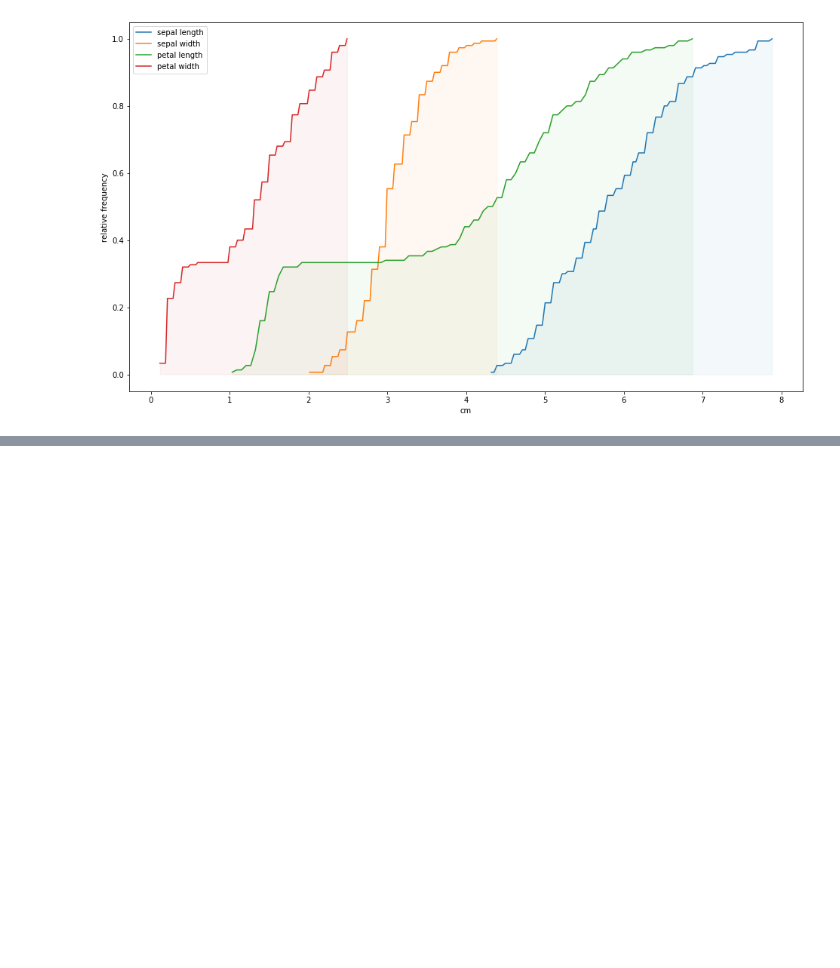
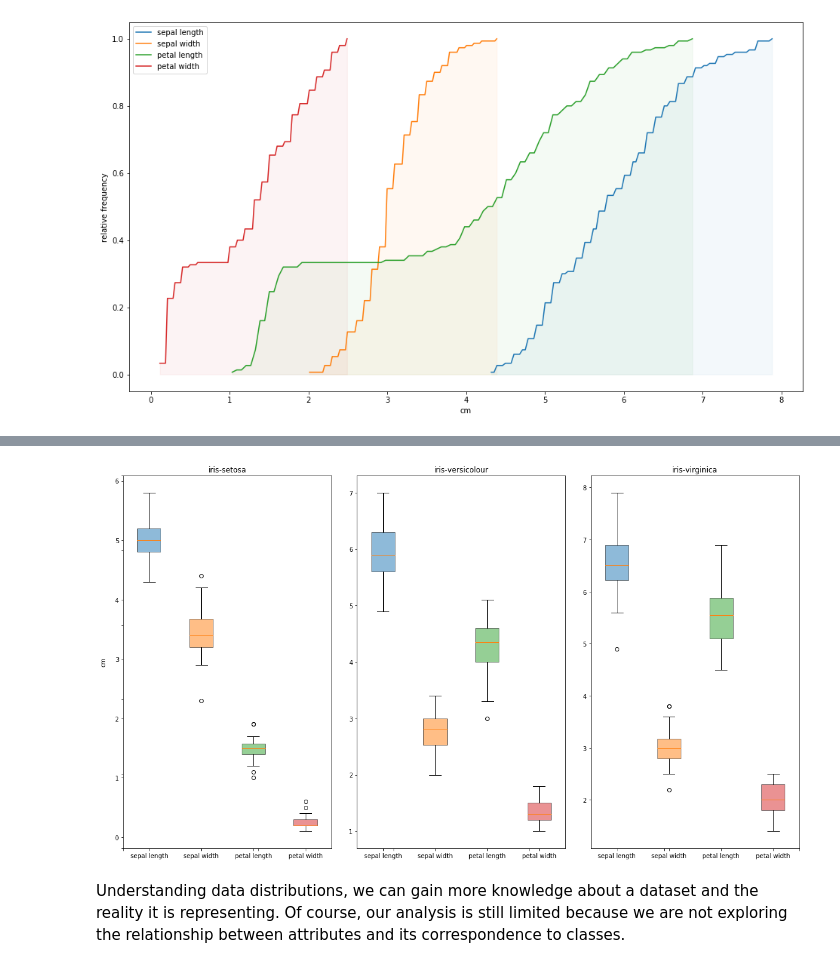
Before and after one commit to jailop/dataplaying, a Jupyter notebook: 2020/shaping_univariate_distributions.ipynb, the cells around one changed output, grey strips where cells are left out. Cells and saved outputs as stored; diff of their text form; code cells hidden in the pictures; blank space fills up the shorter version.

```diff
--- a/data_distributions.ipynb
+++ b/2020/shaping_univariate_distributions.ipynb
@@ -103,0 +130,19 @@ Text(0, 0.5, 'relative frequency')
+# %%
+fig, ax = plt.subplots(1, n_targets, figsize=(16, 9))
+fig.tight_layout()
+fig.add_subplot(111, frameon=False)
+plt.tick_params(labelcolor='none')
+plt.ylabel('cm')
+for i in range(n_targets):
+    subset = iris.data[iris.target == i]
+    res = ax[i].boxplot(subset, patch_artist=True)
+    ax[i].set_title(classes[i])
+    ax[i].set_xticklabels(labels)
+    # ax[i].set_ylabel('cm')
+    for box, color in zip(res['boxes'], colors):
+        box.set_facecolor(color)
+        box.set_alpha(0.5)
+# %% [output]
+[figure, added]
+# %% [markdown]
+Understanding data distributions, we can gain more knowledge about a dataset and the reality it is representing. Of course, our analysis is still limited because we are not exploring the relationship between attributes and its correspondence to classes.
```
Also changed, not shown: parts of 9 cells of this notebook.
